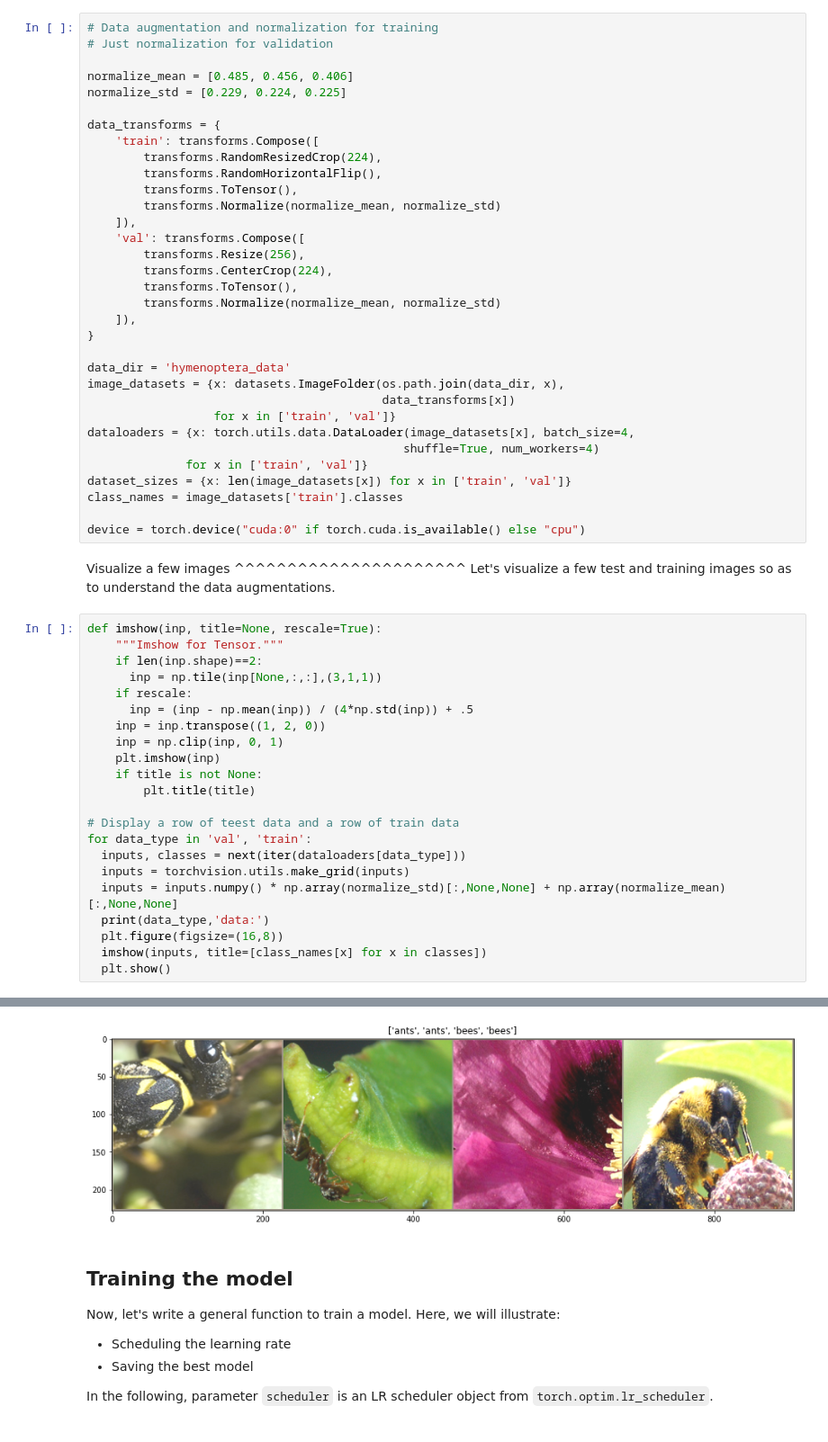
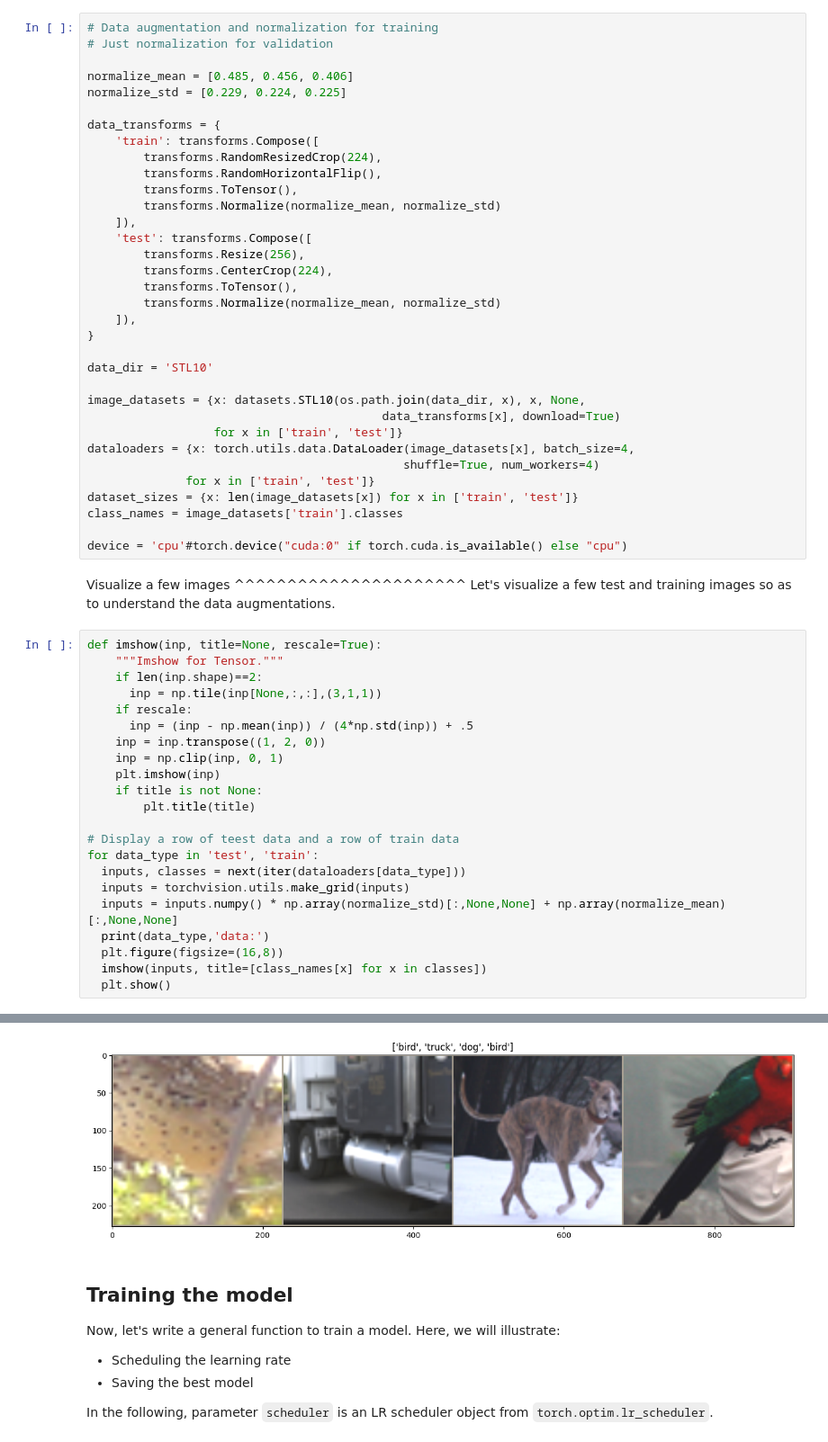
Before and after one commit to joanglaunes/deep_learning_image, a Jupyter notebook: Transfer_learning_TP.ipynb, the cells around one changed output, grey strips where cells are left out. Shown at 90% size. Drawn from its saved outputs; the diff is of its cells as text.

```diff
--- a/Transfer_learning_TP.ipynb
+++ b/Transfer_learning_TP.ipynb
@@ -95,7 +97,7 @@ data_transforms = {
         transforms.ToTensor(),
         transforms.Normalize(normalize_mean, normalize_std)
     ]),
-    'val': transforms.Compose([
+    'test': transforms.Compose([
         transforms.Resize(256),
         transforms.CenterCrop(224),
         transforms.ToTensor(),
@@ -103,17 +105,18 @@ data_transforms = {
     ]),
 }
 
-data_dir = 'hymenoptera_data'
-image_datasets = {x: datasets.ImageFolder(os.path.join(data_dir, x),
-                                          data_transforms[x])
-                  for x in ['train', 'val']}
+data_dir = 'STL10'
+
+image_datasets = {x: datasets.STL10(os.path.join(data_dir, x), x, None,
+                                          data_transforms[x], download=True)
+                  for x in ['train', 'test']}
 dataloaders = {x: torch.utils.data.DataLoader(image_datasets[x], batch_size=4,
                                              shuffle=True, num_workers=4)
-              for x in ['train', 'val']}
-dataset_sizes = {x: len(image_datasets[x]) for x in ['train', 'val']}
+              for x in ['train', 'test']}
+dataset_sizes = {x: len(image_datasets[x]) for x in ['train', 'test']}
 class_names = image_datasets['train'].classes
 
-device = torch.device("cuda:0" if torch.cuda.is_available() else "cpu")
+device = 'cpu'#torch.device("cuda:0" if torch.cuda.is_available() else "cpu")
 # %% [markdown]
 Visualize a few images
 ^^^^^^^^^^^^^^^^^^^^^^
@@ -133,7 +136,7 @@ def imshow(inp, title=None, rescale=True):
         plt.title(title)
 
 # Display a row of teest data and a row of train data
-for data_type in 'val', 'train':
+for data_type in 'test', 'train':
   inputs, classes = next(iter(dataloaders[data_type]))
   inputs = torchvision.utils.make_grid(inputs)
   inputs = inputs.numpy() * np.array(normalize_std)[:,None,None] + np.array(normalize_mean)[:,None,None]
@@ -147,5 +150,5 @@ val data:
 train data:
-[figure, old version]
+[figure, new version]
 # %% [markdown]
 Training the model
 ------------------
```
Also changed, not shown: parts of 6 cells of this notebook.
